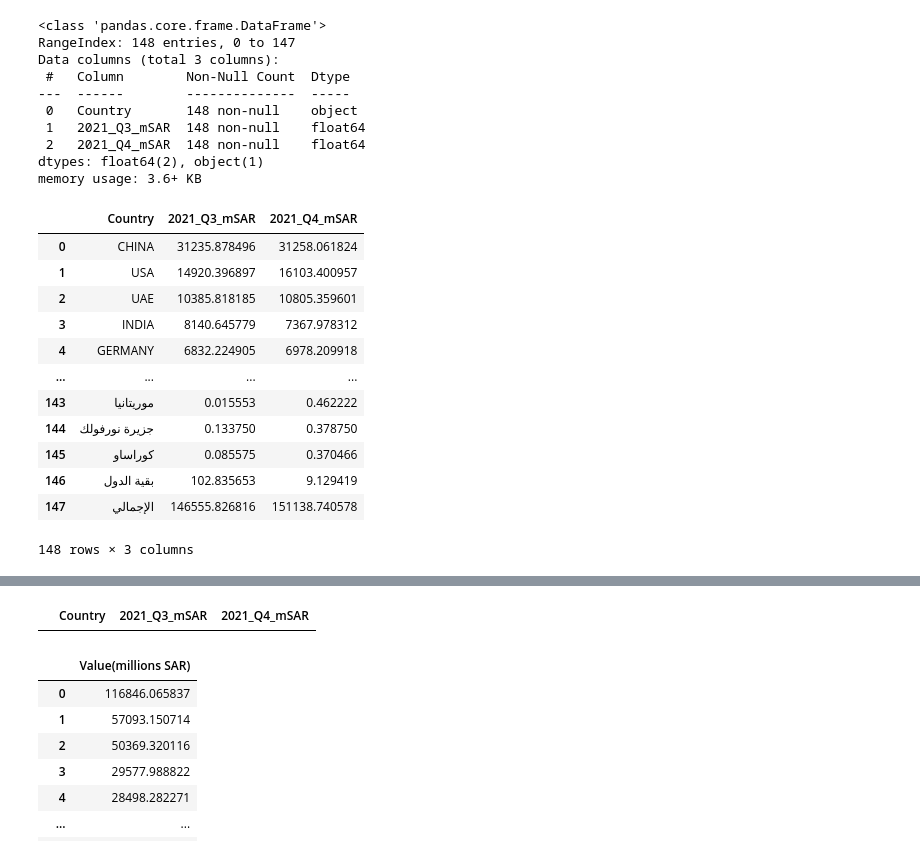
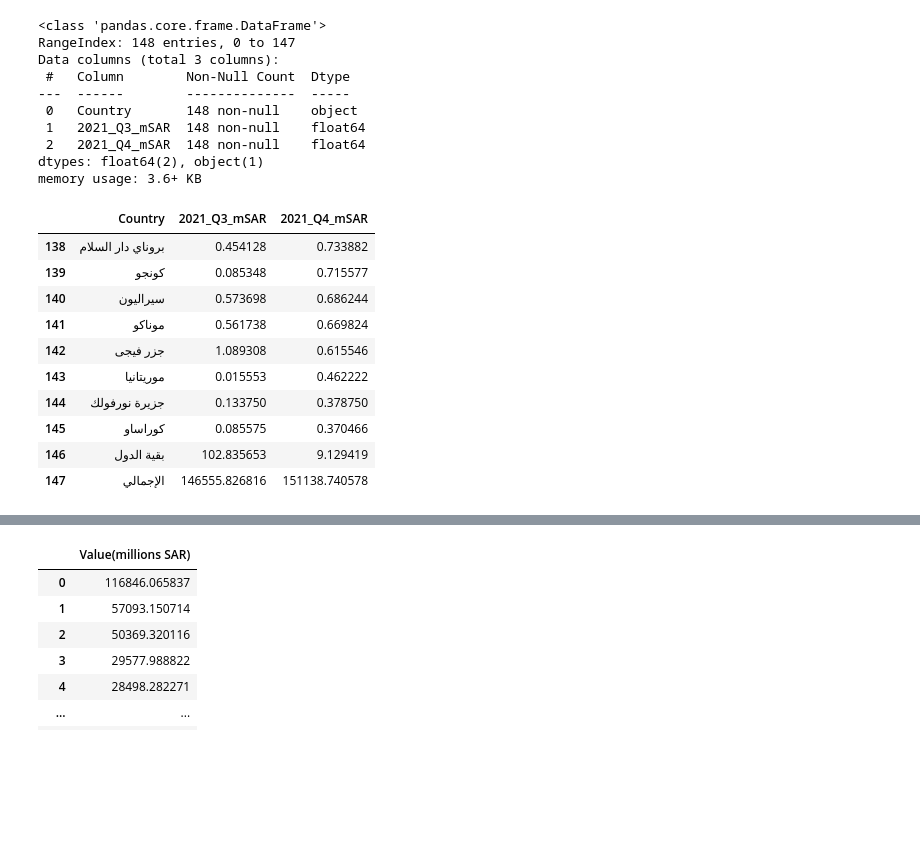
Before and after one commit to Aabusabaeen/Capstone-Project, a Jupyter notebook: 2021_EDA_Cleaned.ipynb, the cells around one changed output, grey strips where cells are left out. Saved outputs shown, nothing was run; the diff lists cells and outputs as text; code cells hidden in the pictures; blank space fills up the shorter version.

```diff
--- a/2021_EDA_Cleaned.ipynb
+++ b/2021_EDA_Cleaned.ipynb
@@ -293,21 +321,19 @@ Data columns (total 3 columns):
 dtypes: float64(2), object(1)
 memory usage: 3.6+ KB
 # %%
-Q4_Im_bycountry
+Q4_Im_bycountry.tail(10)
 # %% [output]
 |  | Country | 2021_Q3_mSAR | 2021_Q4_mSAR |
-| 0 | CHINA | 31235.878496 | 31258.061824 |
-| 1 | USA | 14920.396897 | 16103.400957 |
-| 2 | UAE | 10385.818185 | 10805.359601 |
-| 3 | INDIA | 8140.645779 | 7367.978312 |
-| 4 | GERMANY | 6832.224905 | 6978.209918 |
-| ... | ... | ... | ... |
+| 138 | بروناي دار السلام | 0.454128 | 0.733882 |
+| 139 | كونجو | 0.085348 | 0.715577 |
+| 140 | سيراليون | 0.573698 | 0.686244 |
+| 141 | موناكو | 0.561738 | 0.669824 |
+| 142 | جزر فيجى | 1.089308 | 0.615546 |
 | 143 | موريتانيا | 0.015553 | 0.462222 |
 | 144 | جزيرة نورفولك | 0.133750 | 0.378750 |
 | 145 | كوراساو | 0.085575 | 0.370466 |
 | 146 | بقية الدول | 102.835653 | 9.129419 |
 | 147 | الإجمالي | 146555.826816 | 151138.740578 |
-148 rows × 3 columns
 # %%
 Q4_Im_bycountry['Country'].unique()
 # %% [output]
@@ -328,10 +354,6 @@ array(['CHINA', 'USA', 'UAE', 'INDIA', 'GERMANY', 'اليابان', 'مصر',
        'غيانا', 'ملاوي', 'فنزويلا', 'ارمينيا', 'بروناي دار السلام',
        'كونجو', 'سيراليون', 'موناكو', 'جزر فيجى', 'موريتانيا',
        'جزيرة نورفولك', 'كوراساو', 'بقية الدول', 'الإجمالي'], dtype=object)
-# %%
-Q4_Im_bycountry[Q4_Im_bycountry['Country'].isin(['ليبيا'])]
-# %% [output]
-|  | Country | 2021_Q3_mSAR | 2021_Q4_mSAR |
 # %%
 TotNum_21_Importsbycountry= (Q2_Im_bycountry['2021_Q1_mSAR'] + Q2_Im_bycountry['2021_Q2_mSAR'] + Q4_Im_bycountry['2021_Q3_mSAR'] + Q4_Im_bycountry['2021_Q4_mSAR'])
 Tot_21_Importsbycountry= pd.DataFrame(TotNum_21_Importsbycountry, columns=['Value(millions SAR)'])
```
Also changed, not shown: parts of 14 cells of this notebook, 13 other files.
